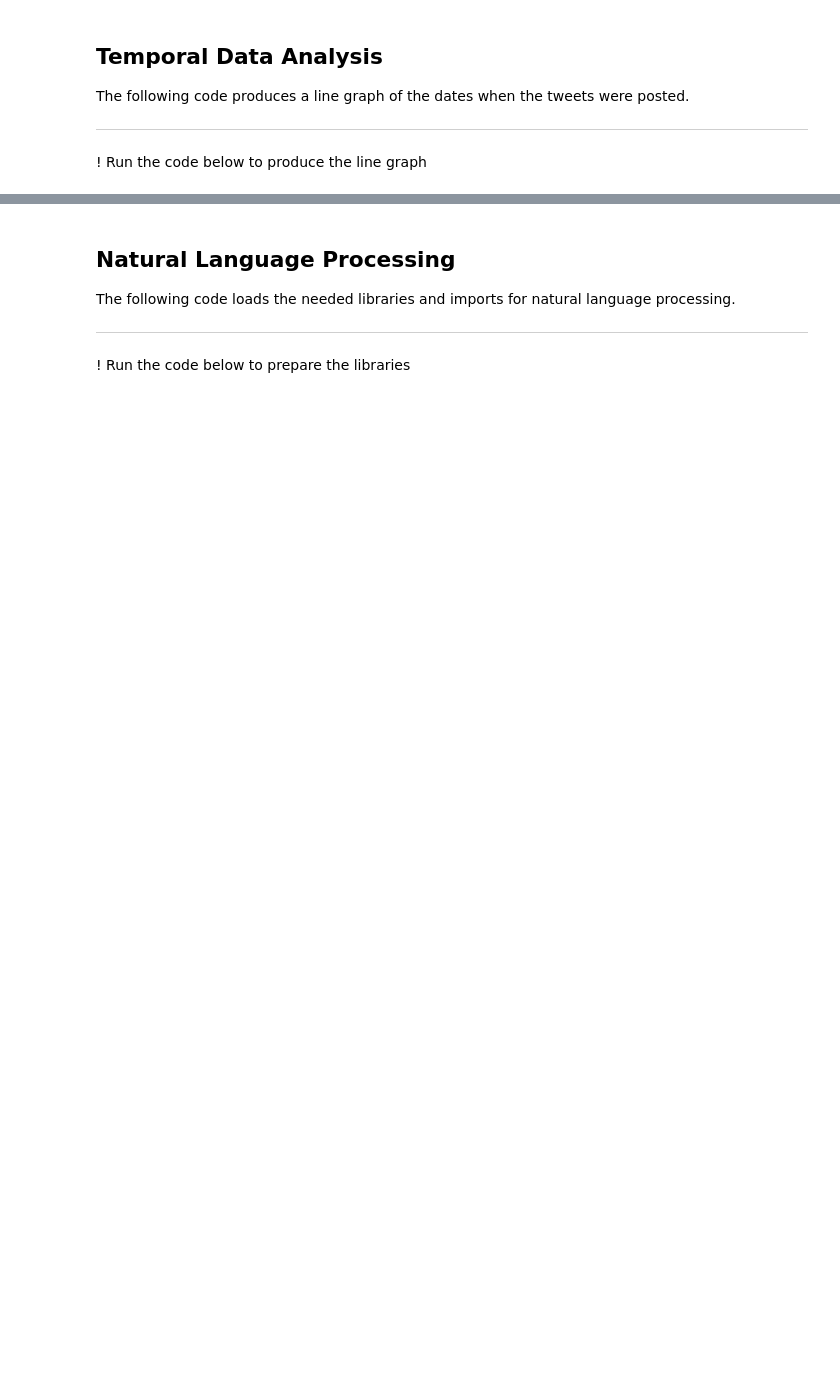
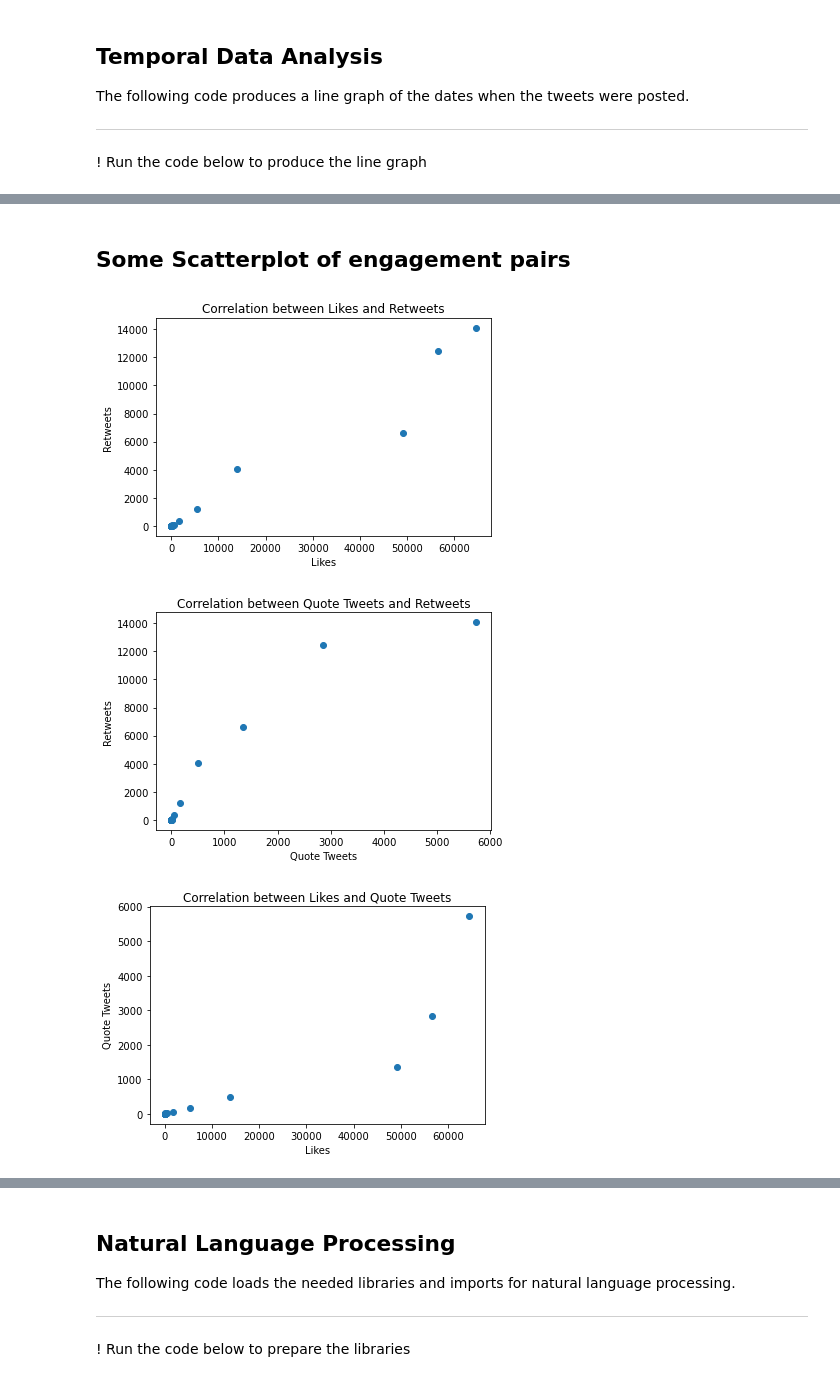
Before and after one commit to racunanan/cs132-exploration, a Jupyter notebook: exploration.ipynb, the cells around one changed output, grey strips where cells are left out. Cells and saved outputs as stored; diff of their text form; code cells hidden in the pictures; blank space fills up the shorter version.

```diff
--- a/exploration.ipynb
+++ b/exploration.ipynb
@@ -184,0 +225,30 @@ plt.show()
+# %% [markdown]
+## Some Scatterplot of engagement pairs
+# %%
+x = tweet_df['Likes'].tolist()
+y = tweet_df['Retweets'].tolist()
+plt.scatter(x, y)
+plt.xlabel('Likes')
+plt.ylabel('Retweets')
+plt.title('Correlation between Likes and Retweets')
+plt.show()
+
+x = tweet_df['Quote Tweets'].tolist()
+y = tweet_df['Retweets'].tolist()
+plt.scatter(x, y)
+plt.xlabel('Quote Tweets')
+plt.ylabel('Retweets')
+plt.title('Correlation between Quote Tweets and Retweets')
+plt.show()
+
+x = tweet_df['Likes'].tolist()
+y = tweet_df['Quote Tweets'].tolist()
+plt.scatter(x, y)
+plt.xlabel('Likes')
+plt.ylabel('Quote Tweets')
+plt.title('Correlation between Likes and Quote Tweets')
+plt.show()
+# %% [output]
+[figure, added]
+[figure, added]
+[figure, added]
```
Also changed, not shown: parts of 14 cells of this notebook.
